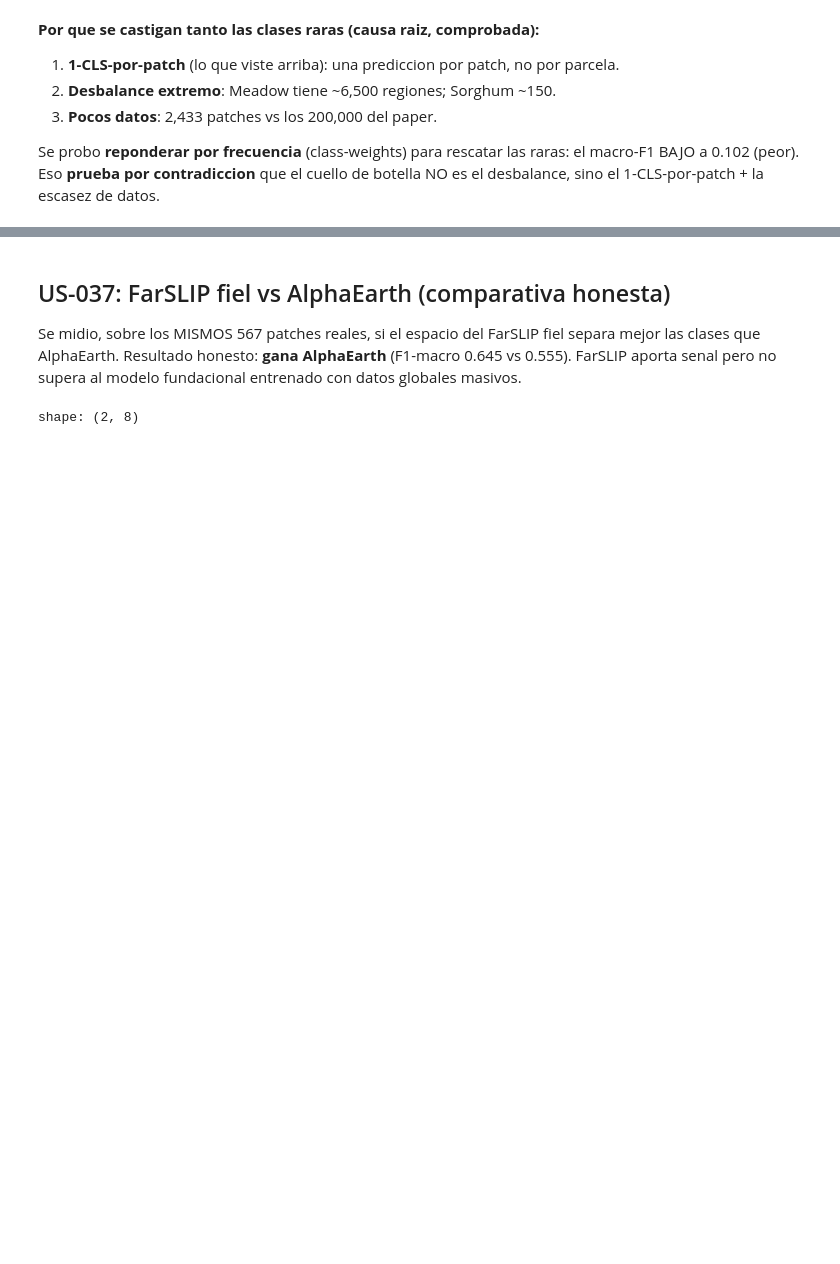
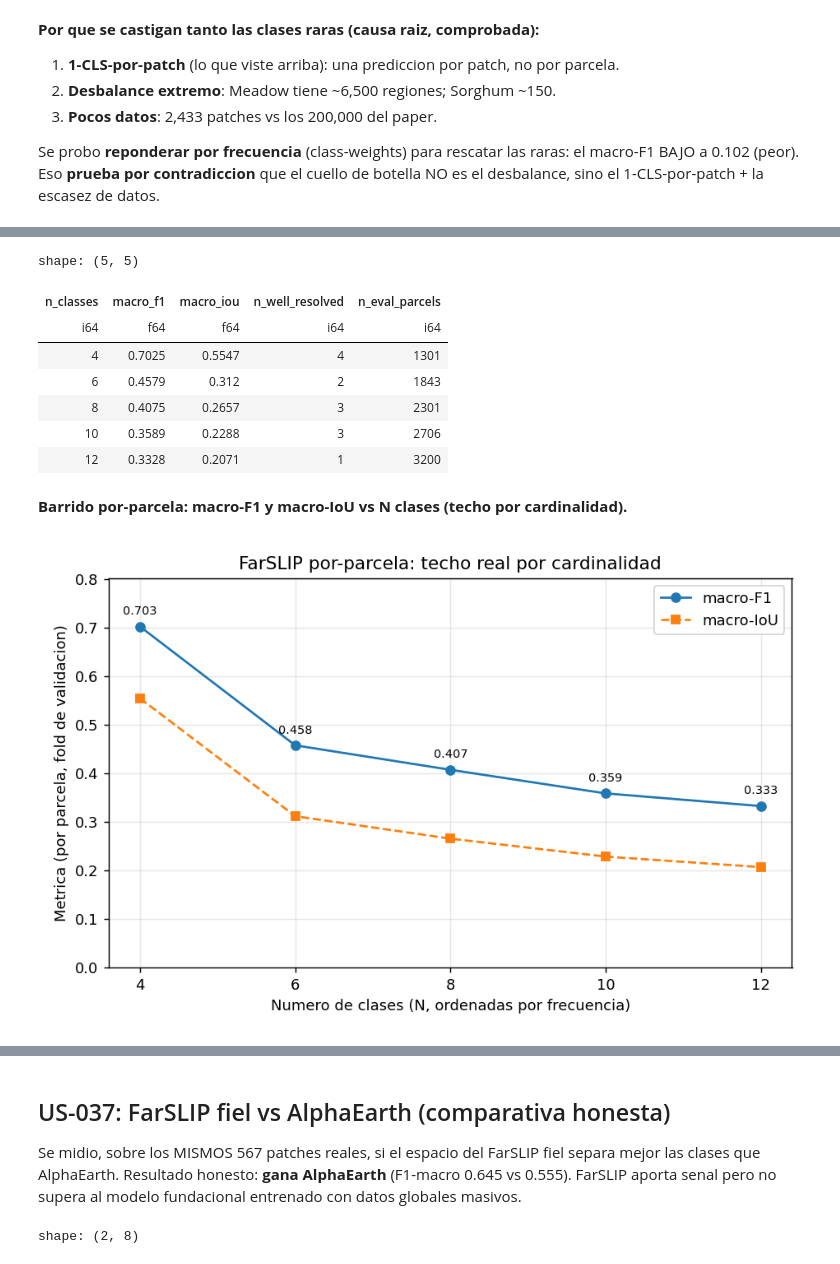
Before and after one commit to ArthurZizumbo/agrosat-copilot, a Jupyter notebook: notebooks/final_model/06b_farslip_us032_037.ipynb, the cells around one changed output, grey strips where cells are left out. Drawn from its saved outputs; the diff is of its cells as text; code cells hidden in the pictures; blank space fills up the shorter version.

```diff
--- a/notebooks/final_model/06b_farslip_us032_037.ipynb
+++ b/notebooks/final_model/06b_farslip_us032_037.ipynb
@@ -209,0 +250,21 @@ Se probo **reponderar por frecuencia** (class-weights) para rescatar las raras:
+# %%
+import polars as pl
+
+sweep_csv = REPO / 'reports/farslip/metrics/parcel_sweep.csv'
+if sweep_csv.is_file():
+    sw = pl.read_csv(sweep_csv).sort('n_classes')
+    display(sw.select(['n_classes', 'macro_f1', 'macro_iou',
+                       'n_well_resolved', 'n_eval_parcels']))
+show_saved_png(REPO / 'reports/farslip/figures/parcel_sweep_curve.png',
+               caption='Barrido por-parcela: macro-F1 y macro-IoU vs N clases (techo por cardinalidad).')
+# %% [output]
+shape: (5, 5)
+| n_classes | macro_f1 | macro_iou | n_well_resolved | n_eval_parcels |
+| i64 | f64 | f64 | i64 | i64 |
+| 4 | 0.7025 | 0.5547 | 4 | 1301 |
+| 6 | 0.4579 | 0.312 | 2 | 1843 |
+| 8 | 0.4075 | 0.2657 | 3 | 2301 |
+| 10 | 0.3589 | 0.2288 | 3 | 2706 |
+| 12 | 0.3328 | 0.2071 | 1 | 3200 |
+**Barrido por-parcela: macro-F1 y macro-IoU vs N clases (techo por cardinalidad).**
+[figure, added]
```
Also changed, not shown: parts of 9 cells of this notebook, 4 other files.
